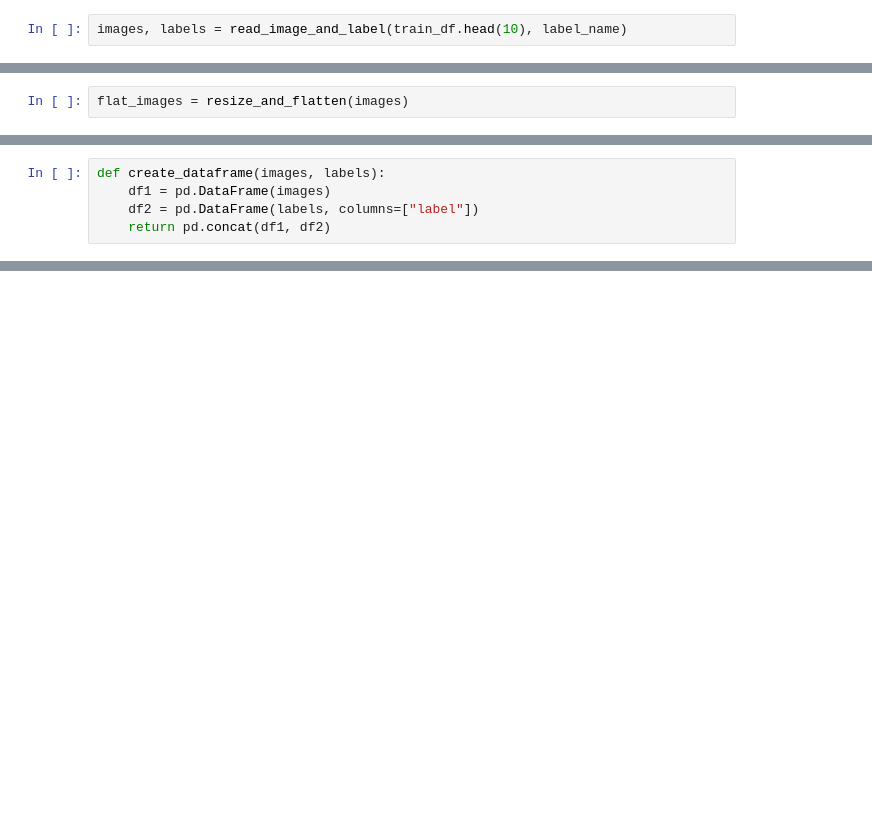
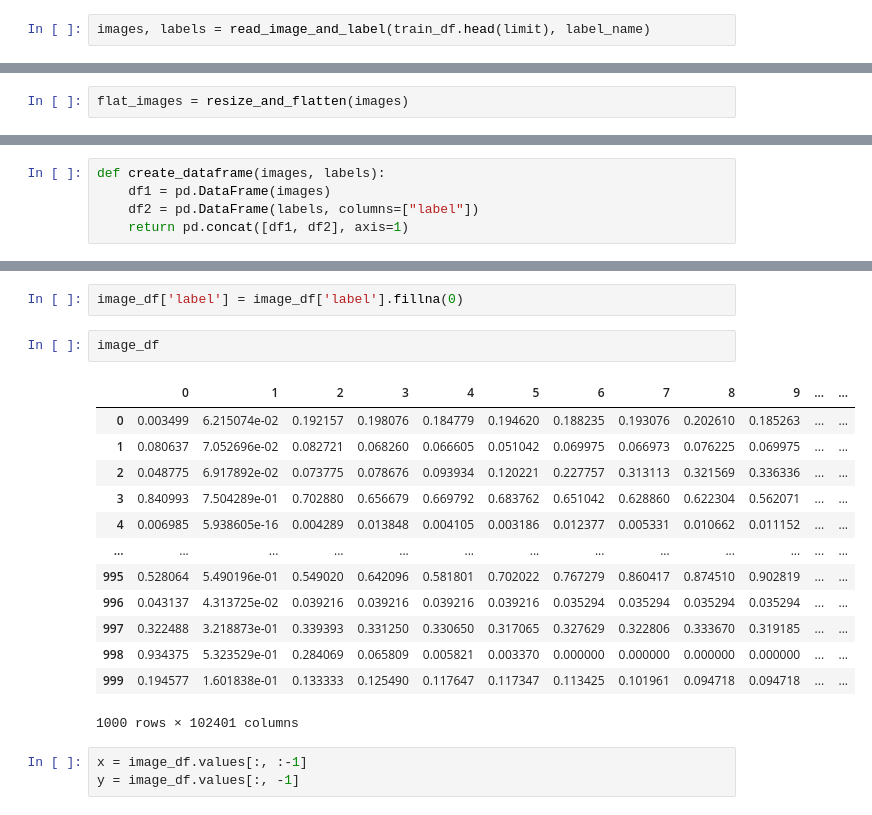
Before and after one commit to jiahui890/chexpert-aml, a Jupyter notebook: notebooks/kyle-svm.ipynb, the cells around one changed output, grey strips where cells are left out. Saved outputs shown, nothing was run; the diff lists cells and outputs as text; blank space fills up the shorter version.

```diff
--- a/notebooks/kyle-svm.ipynb
+++ b/notebooks/kyle-svm.ipynb
@@ -42,7 +43,7 @@ def read_image_and_label(df, label_name):
         labels.append(label)
     return images, labels
 # %%
-images, labels = read_image_and_label(train_df.head(10), label_name)
+images, labels = read_image_and_label(train_df.head(limit), label_name)
 # %%
 images[0].shape
 # %% [output]
@@ -119,4 +101,4 @@ TypeError: 'numpy.float64' object is not iterable
 def create_dataframe(images, labels):
     df1 = pd.DataFrame(images)
     df2 = pd.DataFrame(labels, columns=["label"])
-    return pd.concat(df1, df2)
+    return pd.concat([df1, df2], axis=1)
@@ -140,0 +107,21 @@ TypeError: first argument must be an iterable of pandas objects, you passed an o
+# %%
+image_df['label'] = image_df['label'].fillna(0)
+# %%
+image_df
+# %% [output]
+|  | 0 | 1 | 2 | 3 | 4 | 5 | 6 | 7 | 8 | 9 | ... | ... |
+| 0 | 0.003499 | 6.215074e-02 | 0.192157 | 0.198076 | 0.184779 | 0.194620 | 0.188235 | 0.193076 | 0.202610 | 0.185263 | ... | ... |
+| 1 | 0.080637 | 7.052696e-02 | 0.082721 | 0.068260 | 0.066605 | 0.051042 | 0.069975 | 0.066973 | 0.076225 | 0.069975 | ... | ... |
+| 2 | 0.048775 | 6.917892e-02 | 0.073775 | 0.078676 | 0.093934 | 0.120221 | 0.227757 | 0.313113 | 0.321569 | 0.336336 | ... | ... |
+| 3 | 0.840993 | 7.504289e-01 | 0.702880 | 0.656679 | 0.669792 | 0.683762 | 0.651042 | 0.628860 | 0.622304 | 0.562071 | ... | ... |
+| 4 | 0.006985 | 5.938605e-16 | 0.004289 | 0.013848 | 0.004105 | 0.003186 | 0.012377 | 0.005331 | 0.010662 | 0.011152 | ... | ... |
+| ... | ... | ... | ... | ... | ... | ... | ... | ... | ... | ... | ... | ... |
+| 995 | 0.528064 | 5.490196e-01 | 0.549020 | 0.642096 | 0.581801 | 0.702022 | 0.767279 | 0.860417 | 0.874510 | 0.902819 | ... | ... |
+| 996 | 0.043137 | 4.313725e-02 | 0.039216 | 0.039216 | 0.039216 | 0.039216 | 0.035294 | 0.035294 | 0.035294 | 0.035294 | ... | ... |
+| 997 | 0.322488 | 3.218873e-01 | 0.339393 | 0.331250 | 0.330650 | 0.317065 | 0.327629 | 0.322806 | 0.333670 | 0.319185 | ... | ... |
+| 998 | 0.934375 | 5.323529e-01 | 0.284069 | 0.065809 | 0.005821 | 0.003370 | 0.000000 | 0.000000 | 0.000000 | 0.000000 | ... | ... |
+| 999 | 0.194577 | 1.601838e-01 | 0.133333 | 0.125490 | 0.117647 | 0.117347 | 0.113425 | 0.101961 | 0.094718 | 0.094718 | ... | ... |
+1000 rows × 102401 columns
+# %%
+x = image_df.values[:, :-1]
+y = image_df.values[:, -1]
```
Also changed, not shown: parts of 8 cells of this notebook.
